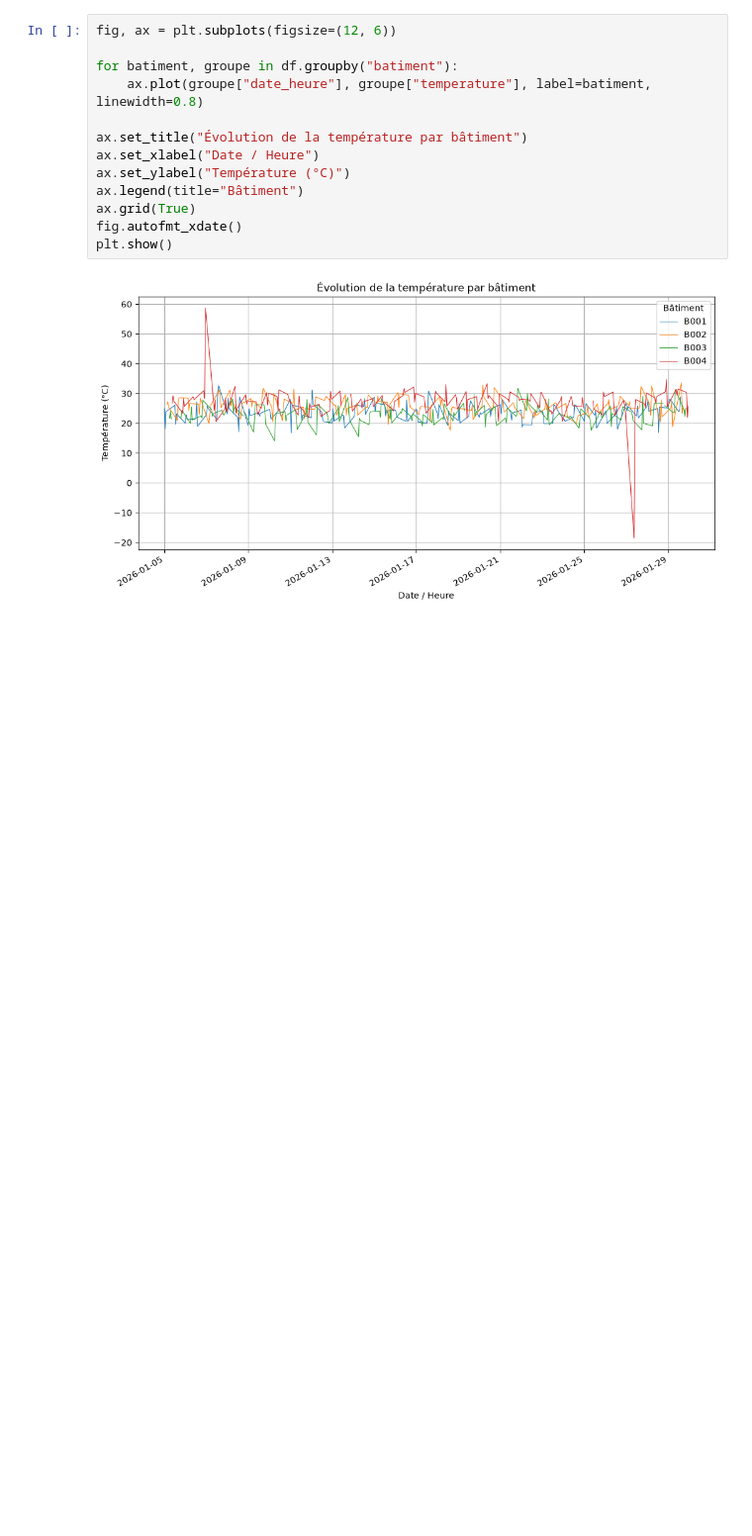
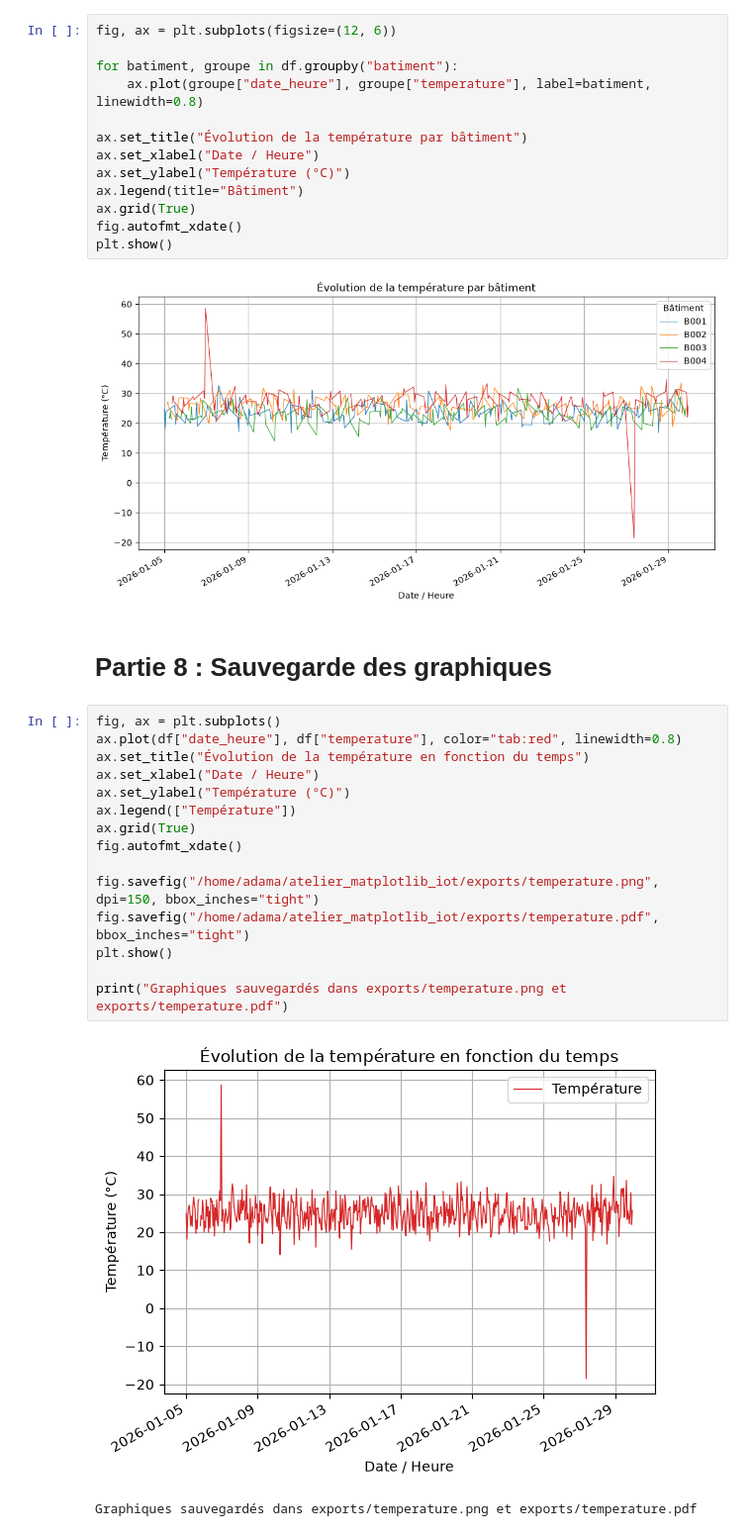
Before and after one commit to Damstat/atelier_matplotlib_iot, a Jupyter notebook: notebooks/telier_matplotlib_iot.ipynb, the cells around one changed output. Shown at 99% size. Cells and saved outputs as stored; diff of their text form; blank space fills up the shorter version.

```diff
--- a/notebooks/telier_matplotlib_iot.ipynb
+++ b/notebooks/telier_matplotlib_iot.ipynb
@@ -319,3 +319,23 @@ fig.autofmt_xdate()
 plt.show()
 # %% [output]
 [figure]
+# %% [markdown]
+# Partie 8 : Sauvegarde des graphiques
+# %%
+fig, ax = plt.subplots()
+ax.plot(df["date_heure"], df["temperature"], color="tab:red", linewidth=0.8)
+ax.set_title("Évolution de la température en fonction du temps")
+ax.set_xlabel("Date / Heure")
+ax.set_ylabel("Température (°C)")
+ax.legend(["Température"])
+ax.grid(True)
+fig.autofmt_xdate()
+
+fig.savefig("/home/adama/atelier_matplotlib_iot/exports/temperature.png", dpi=150, bbox_inches="tight")
+fig.savefig("/home/adama/atelier_matplotlib_iot/exports/temperature.pdf", bbox_inches="tight")
+plt.show()
+
+print("Graphiques sauvegardés dans exports/temperature.png et exports/temperature.pdf")
+# %% [output]
+[figure, added]
+Graphiques sauvegardés dans exports/temperature.png et exports/temperature.pdf
```
Also changed, not shown: 2 other files.
